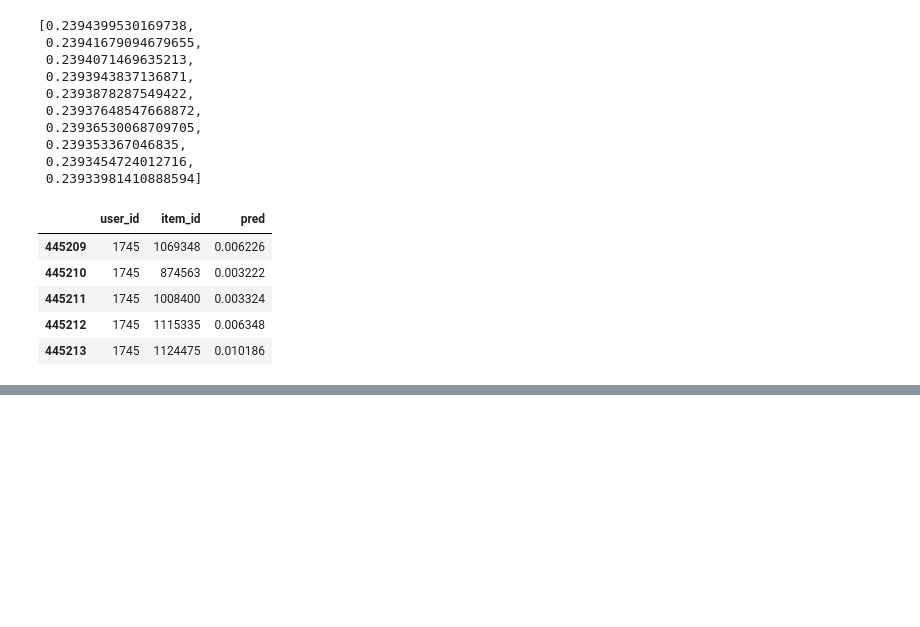
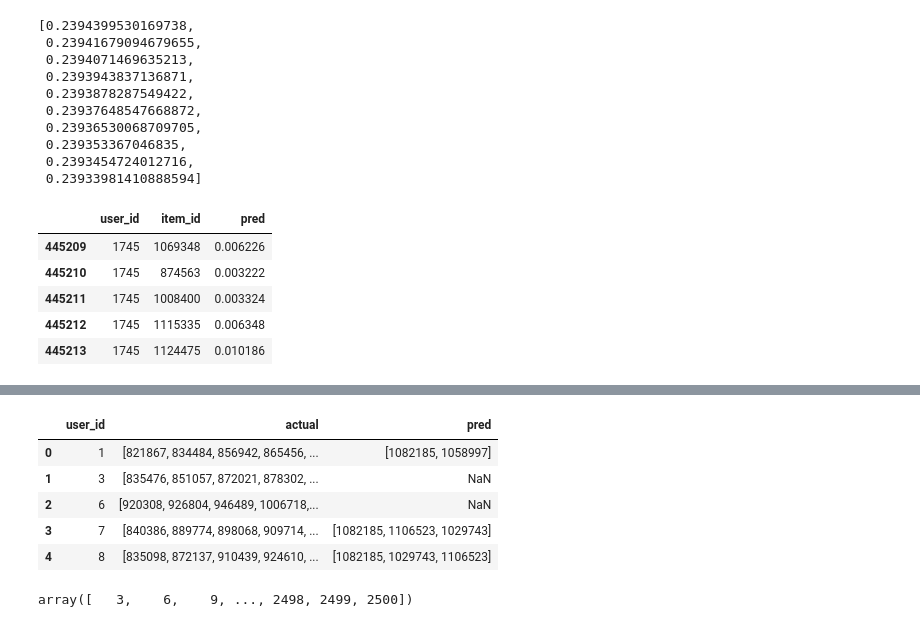
Before and after one commit to VitalyGladyshev/gb_rec_sys, a Jupyter notebook: coursework/cw_rec_sys_glvv.ipynb, the cells around one changed output, grey strips where cells are left out. Drawn from its saved outputs; the diff is of its cells as text; code cells hidden in the pictures; blank space fills up the shorter version.

```diff
--- a/coursework/cw_rec_sys_glvv.ipynb
+++ b/coursework/cw_rec_sys_glvv.ipynb
@@ -377,3 +377,6 @@ classifer_prediction.tail()
 | 445211 | 1745 | 1008400 | 0.003324 |
 | 445212 | 1745 | 1115335 | 0.006348 |
 | 445213 | 1745 | 1124475 | 0.010186 |
+# %%
+res_val = classifer_prediction.loc[classifer_prediction["pred"]>0.5, ["user_id", "item_id"]]
+res_val.shape
@@ -379,0 +385,4 @@ classifer_prediction.tail()
+# %%
+pred_lvl_2 = res_val.groupby('user_id')['item_id'].unique().reset_index()
+pred_lvl_2.columns=['user_id', 'pred']
+pred_lvl_2.head()
@@ -379,0 +396,10 @@ classifer_prediction.tail()
+# %%
+result_lvl_2 = result_lvl_2.merge(pred_lvl_2, on='user_id', how='left')
+result_lvl_2.head()
+# %% [output]
+|  | user_id | actual | pred |
+| 0 | 1 | [821867, 834484, 856942, 865456, ... | [1082185, 1058997] |
+| 1 | 3 | [835476, 851057, 872021, 878302, ... | NaN |
+| 2 | 6 | [920308, 926804, 946489, 1006718,... | NaN |
+| 3 | 7 | [840386, 889774, 898068, 909714, ... | [1082185, 1106523, 1029743] |
+| 4 | 8 | [835098, 872137, 910439, 924610, ... | [1082185, 1029743, 1106523] |
@@ -379,0 +414,5 @@ classifer_prediction.tail()
+# %%
+user_pred_nan = result_lvl_2.loc[result_lvl_2["pred"] != result_lvl_2["pred"], 'user_id'].values
+user_pred_nan
+# %% [output]
+array([   3,    6,    9, ..., 2498, 2499, 2500])
```
Also changed, not shown: parts of 20 cells of this notebook.
